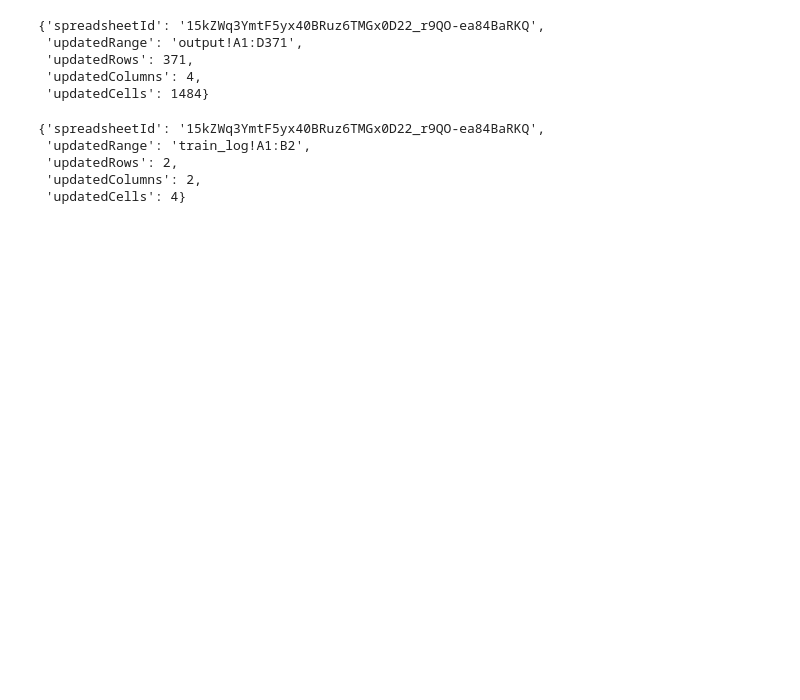
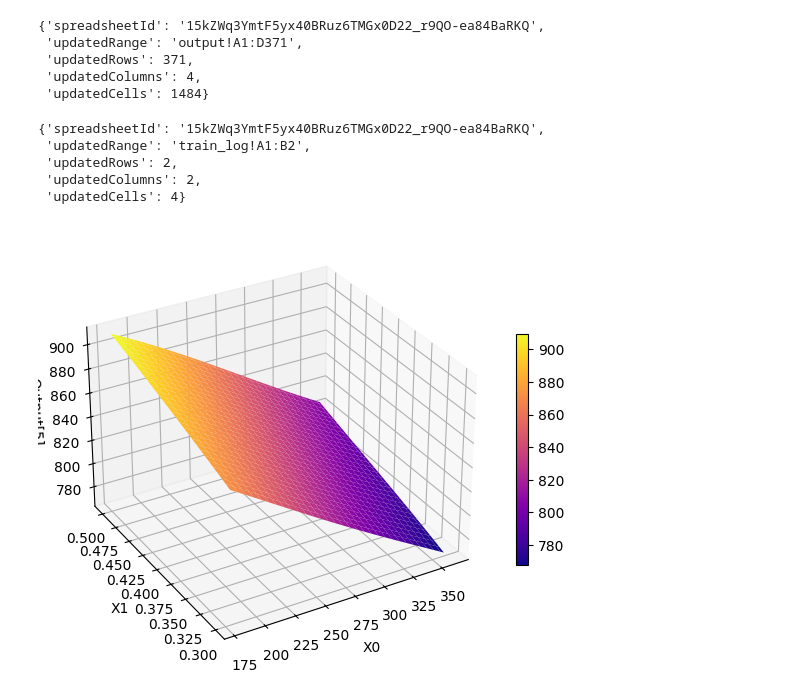
Before and after one commit to husthorng/Backpropagation_NN, a Jupyter notebook: ANN_new_1141.ipynb, the cells around one changed output. Saved outputs shown, nothing was run; the diff lists cells and outputs as text; code cells hidden in the pictures; blank space fills up the shorter version.

```diff
--- a/ANN_new_1141.ipynb
+++ b/ANN_new_1141.ipynb
@@ -162,3 +162,78 @@ ws_log.update("A1",[["epoch","SSE"]] + log_data)
  'updatedRows': 2,
  'updatedColumns': 2,
  'updatedCells': 4}
+# %%
+import matplotlib.pyplot as plt
+from mpl_toolkits.mplot3d import Axes3D
+
+# -------------------------
+# 建立 X0 X1 grid
+# -------------------------
+
+x0 = np.linspace(min_v[0], max_v[0], 60)
+x1 = np.linspace(min_v[1], max_v[1], 60)
+
+X0, X1 = np.meshgrid(x0, x1)
+
+# 固定其他變數
+x2 = np.mean(data_np[:,2])
+x3 = np.mean(data_np[:,3])
+
+# -------------------------
+# 組成 NN input
+# -------------------------
+
+grid = np.zeros((X0.size,4))
+
+grid[:,0] = X0.ravel()
+grid[:,1] = X1.ravel()
+grid[:,2] = x2
+grid[:,3] = x3
+
+# 正規化
+grid_norm = (grid - min_v[0:4]) / (max_v[0:4] - min_v[0:4])
+
+# 加 bias
+Xg = np.hstack((grid_norm, np.ones((grid_norm.shape[0],1))))
+
+# -------------------------
+# NN Forward
+# -------------------------
+
+h = logistic(Xg @ W1)
+H = np.hstack((h, np.ones((h.shape[0],1))))
+out = logistic(H @ W2)
+
+# 反正規化
+OV = out * (max_v - min_v)[4:6] + min_v[4:6]
+
+# 取第6欄 (index=1)
+Z = OV[:,1].reshape(X0.shape)
+
+# -------------------------
+# 畫 3D surface
+# -------------------------
+
+fig = plt.figure(figsize=(7,6))
+ax = fig.add_subplot(111, projection='3d')
+
+surf = ax.plot_surface(
+    X0,
+    X1,
+    Z,
+    cmap='plasma',
+    linewidth=0,
+    antialiased=True
+)
+
+ax.set_xlabel("X0")
+ax.set_ylabel("X1")
+ax.set_zlabel("Output[5]")
+
+fig.colorbar(surf, shrink=0.5)
+
+ax.view_init(30, -120)
+
+plt.show()
+# %% [output]
+[figure, added]
```
Also changed, not shown: parts of 1 cell of this notebook.
